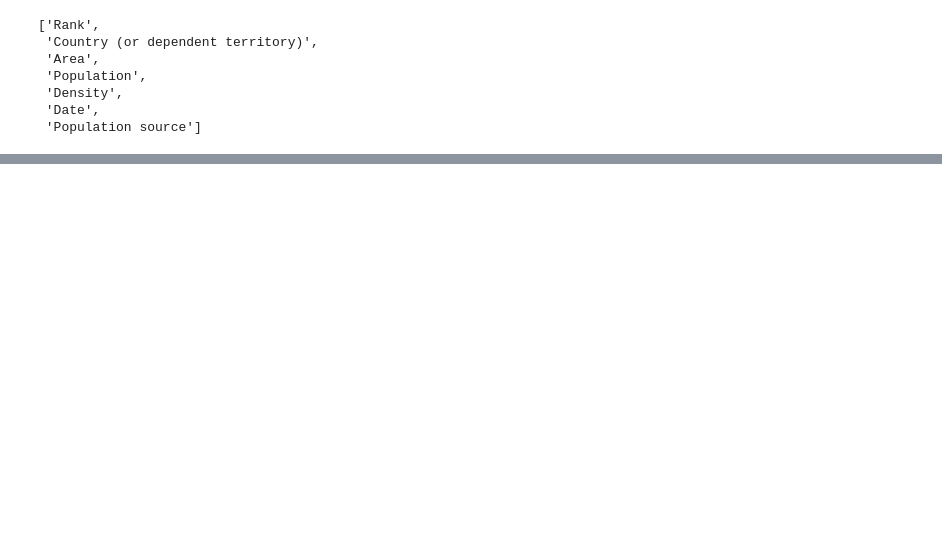
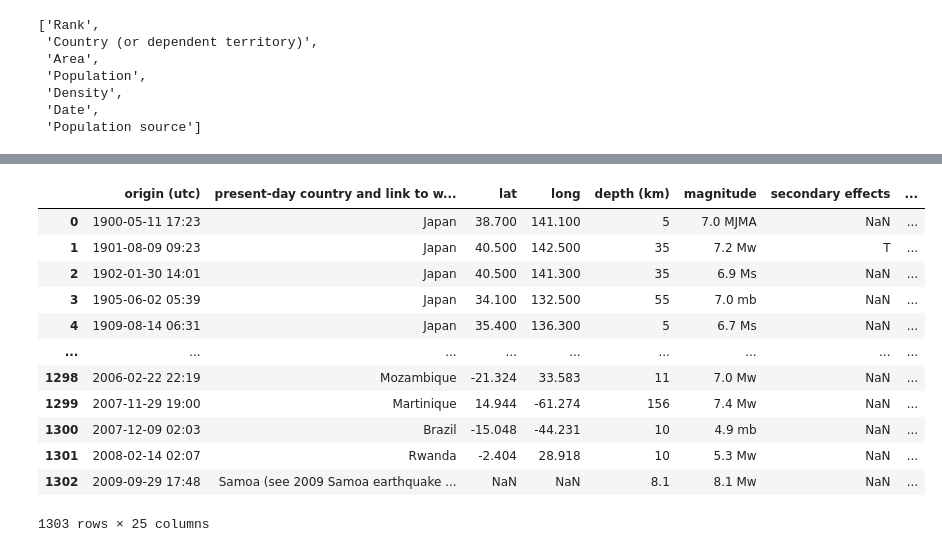
Before and after one commit to nss-data-science-cohort-4/dq3-earthquakes-fully-loaded-nachos, a Jupyter notebook: Notebooks/08_population_density.ipynb, the cells around one changed output, grey strips where cells are left out. Saved outputs shown, nothing was run; the diff lists cells and outputs as text; code cells hidden in the pictures; blank space fills up the shorter version.

```diff
--- a/Notebooks/08_population_density.ipynb
+++ b/Notebooks/08_population_density.ipynb
@@ -57,0 +67,6 @@ pop_df
+# %%
+eq_table.at[1033, 'country'] = 'Venezuela'
+# %%
+eq_table['country_join'] = eq_table['country'].str.lower()
+# %%
+pop_df['country_join'] = pop_df['Country (or dependent territory)'].str.lower()
@@ -57,0 +75,16 @@ pop_df
+# %%
+eq_table_pop
+# %% [output]
+|  | origin (utc) | present-day country and link to w... | lat | long | depth (km) | magnitude | secondary effects | ... |
+| 0 | 1900-05-11 17:23 | Japan | 38.700 | 141.100 | 5 | 7.0 MJMA | NaN | ... |
+| 1 | 1901-08-09 09:23 | Japan | 40.500 | 142.500 | 35 | 7.2 Mw | T | ... |
+| 2 | 1902-01-30 14:01 | Japan | 40.500 | 141.300 | 35 | 6.9 Ms | NaN | ... |
+| 3 | 1905-06-02 05:39 | Japan | 34.100 | 132.500 | 55 | 7.0 mb | NaN | ... |
+| 4 | 1909-08-14 06:31 | Japan | 35.400 | 136.300 | 5 | 6.7 Ms | NaN | ... |
+| ... | ... | ... | ... | ... | ... | ... | ... | ... |
+| 1298 | 2006-02-22 22:19 | Mozambique | -21.324 | 33.583 | 11 | 7.0 Mw | NaN | ... |
+| 1299 | 2007-11-29 19:00 | Martinique | 14.944 | -61.274 | 156 | 7.4 Mw | NaN | ... |
+| 1300 | 2007-12-09 02:03 | Brazil | -15.048 | -44.231 | 10 | 4.9 mb | NaN | ... |
+| 1301 | 2008-02-14 02:07 | Rwanda | -2.404 | 28.918 | 10 | 5.3 Mw | NaN | ... |
+| 1302 | 2009-09-29 17:48 | Samoa (see 2009 Samoa earthquake ... | NaN | NaN | 8.1 | 8.1 Mw | NaN | ... |
+1303 rows × 25 columns
```
Also changed, not shown: parts of 11 cells of this notebook.
